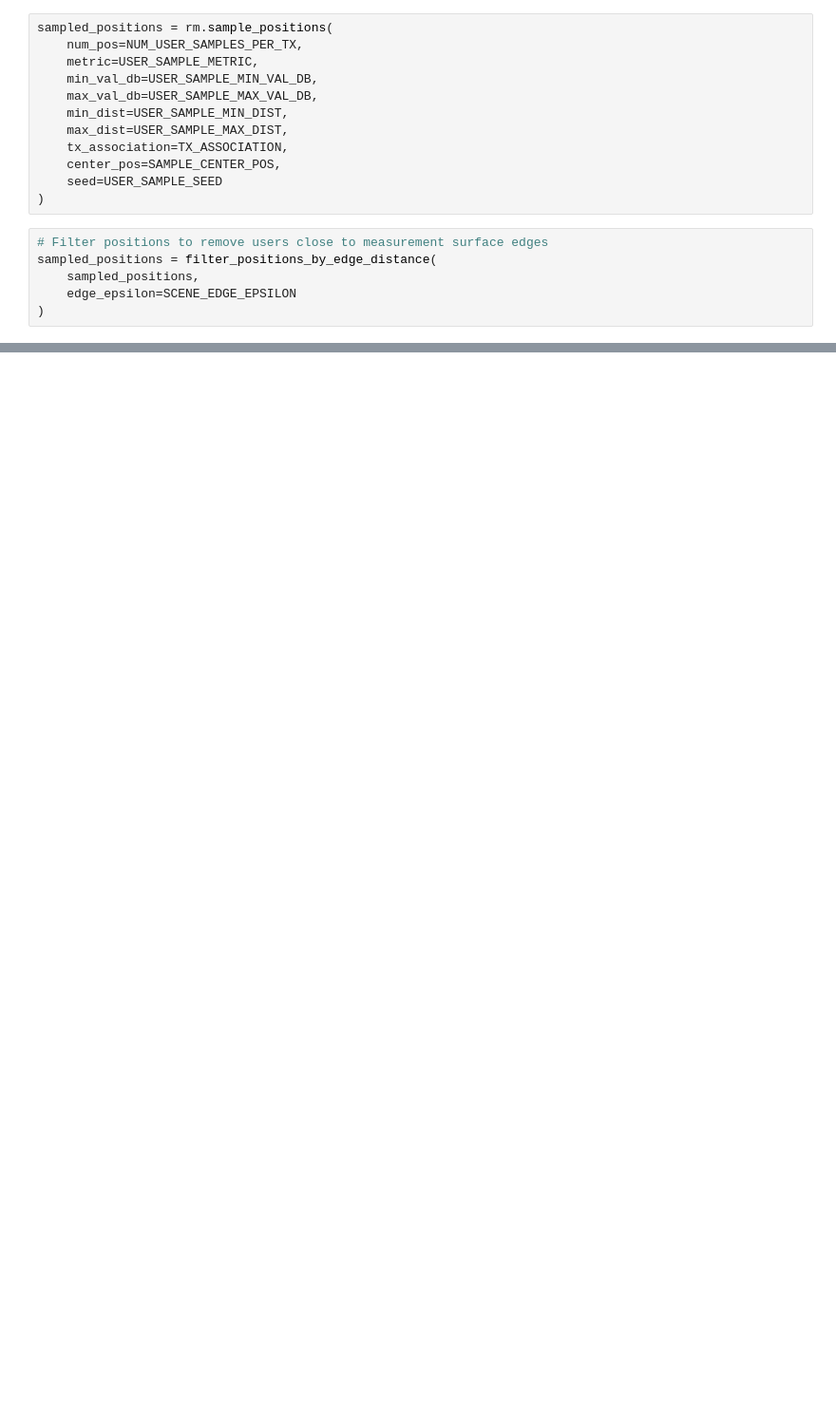
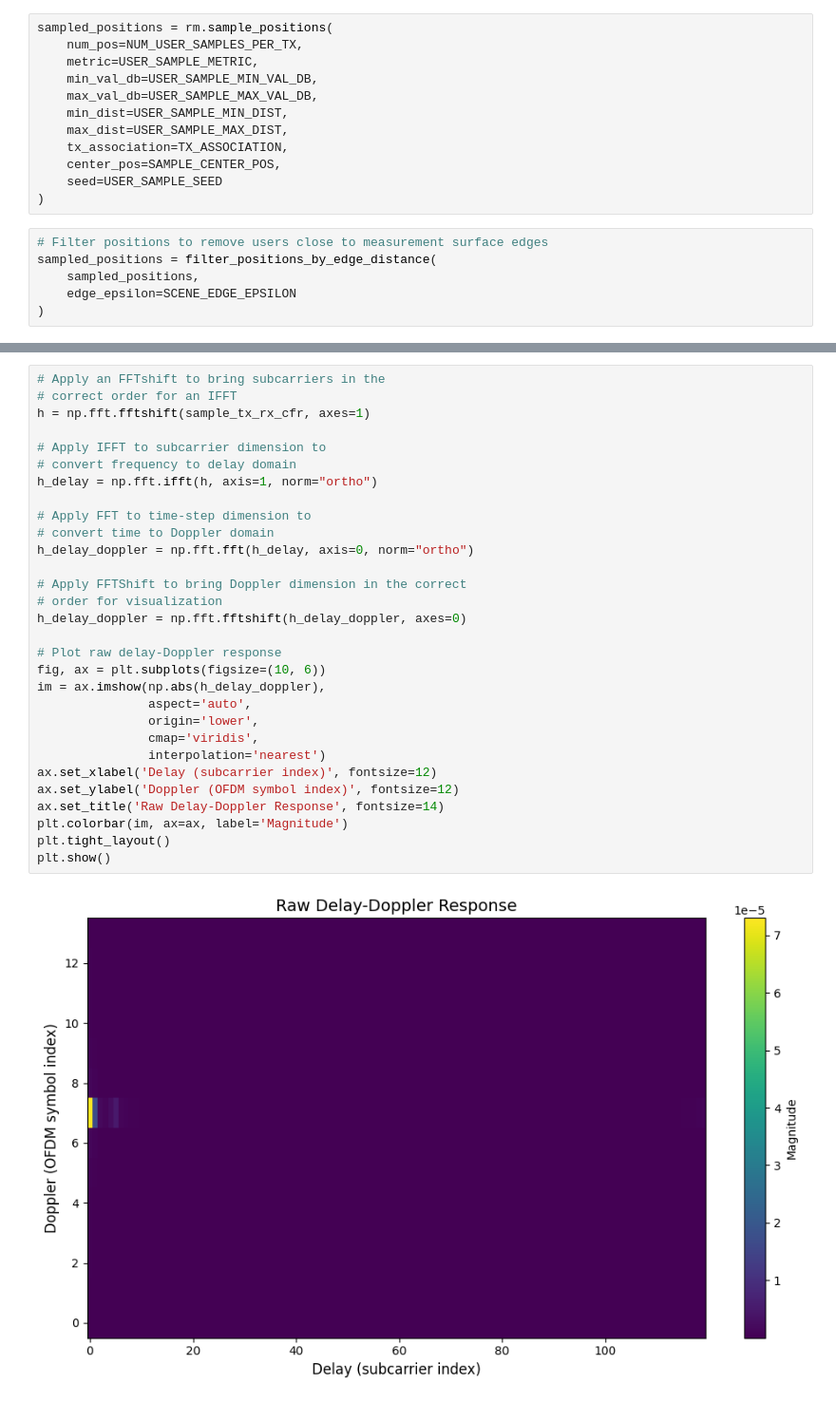
Before and after one commit to BerkIGuler/CSIGen, a Jupyter notebook: examples/visualize_realistic_scenario.ipynb, the cells around one changed output, grey strips where cells are left out. Shown at 95% size. Cells and saved outputs as stored; diff of their text form; blank space fills up the shorter version.

```diff
--- a/examples/visualize_realistic_scenario.ipynb
+++ b/examples/visualize_realistic_scenario.ipynb
@@ -495,0 +475,32 @@ plt.show()
+# %%
+# Apply an FFTshift to bring subcarriers in the
+# correct order for an IFFT
+h = np.fft.fftshift(sample_tx_rx_cfr, axes=1)
+
+# Apply IFFT to subcarrier dimension to
+# convert frequency to delay domain
+h_delay = np.fft.ifft(h, axis=1, norm="ortho")
+
+# Apply FFT to time-step dimension to
+# convert time to Doppler domain
+h_delay_doppler = np.fft.fft(h_delay, axis=0, norm="ortho")
+
+# Apply FFTShift to bring Doppler dimension in the correct
+# order for visualization
+h_delay_doppler = np.fft.fftshift(h_delay_doppler, axes=0)
+
+# Plot raw delay-Doppler response
+fig, ax = plt.subplots(figsize=(10, 6))
+im = ax.imshow(np.abs(h_delay_doppler),
+               aspect='auto',
+               origin='lower',
+               cmap='viridis',
+               interpolation='nearest')
+ax.set_xlabel('Delay (subcarrier index)', fontsize=12)
+ax.set_ylabel('Doppler (OFDM symbol index)', fontsize=12)
+ax.set_title('Raw Delay-Doppler Response', fontsize=14)
+plt.colorbar(im, ax=ax, label='Magnitude')
+plt.tight_layout()
+plt.show()
+# %% [output]
+[figure, added]
```
Also changed, not shown: parts of 14 cells of this notebook, 1 other file.
